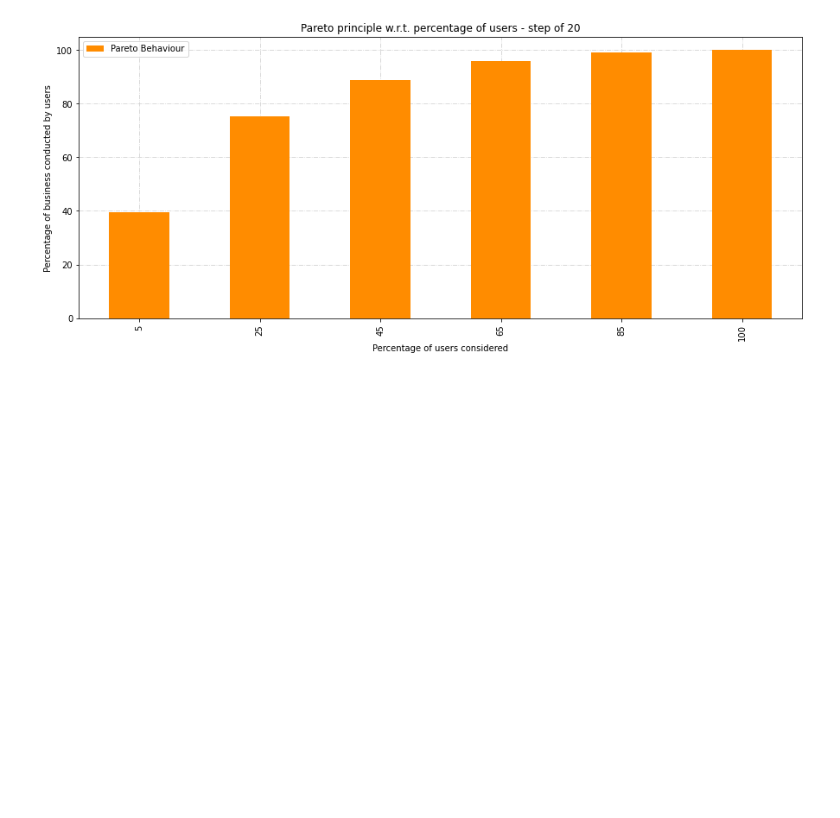
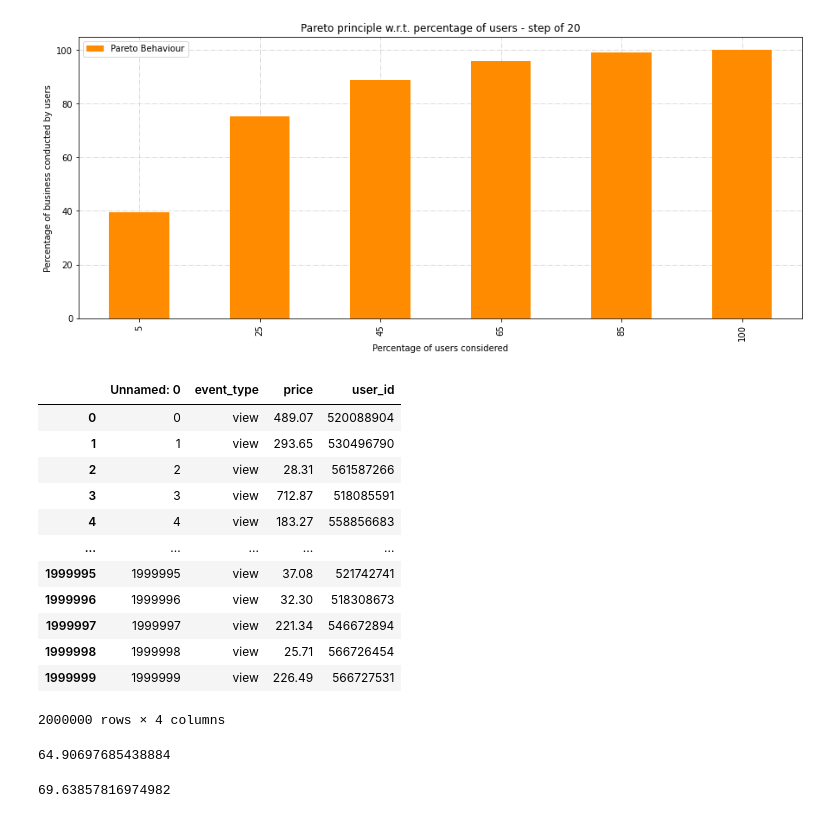
Before and after one commit to mikcnt/adm-homework-2, a Jupyter notebook: exercises_test.ipynb, the cells around one changed output. Drawn from its saved outputs; the diff is of its cells as text; code cells hidden in the pictures; blank space fills up the shorter version.

```diff
--- a/exercises_test.ipynb
+++ b/exercises_test.ipynb
@@ -262,3 +261,24 @@ functions_.plot_pareto(nov)
 # %% [output]
 <Figure size 432x288 with 0 Axes>
 [figure]
+# %%
+pd.DataFrame().append(frame)
+# %% [output]
+|  | Unnamed: 0 | event_type | price | user_id |
+| 0 | 0 | view | 489.07 | 520088904 |
+| 1 | 1 | view | 293.65 | 530496790 |
+| 2 | 2 | view | 28.31 | 561587266 |
+| 3 | 3 | view | 712.87 | 518085591 |
+| 4 | 4 | view | 183.27 | 558856683 |
+| ... | ... | ... | ... | ... |
+| 1999995 | 1999995 | view | 37.08 | 521742741 |
+| 1999996 | 1999996 | view | 32.30 | 518308673 |
+| 1999997 | 1999997 | view | 221.34 | 546672894 |
+| 1999998 | 1999998 | view | 25.71 | 566726454 |
+| 1999999 | 1999999 | view | 226.49 | 566727531 |
+2000000 rows × 4 columns
+# %%
+updatelib()
+functions_.pareto_principle('test.csv')
+# %% [output]
+64.90697685438884
@@ -264,0 +291,5 @@ functions_.plot_pareto(nov)
+# %%
+updatelib()
+functions_.pareto_principle(nov)
+# %% [output]
+69.63857816974982
```
Also changed, not shown: parts of 10 cells of this notebook, 1 other file.
